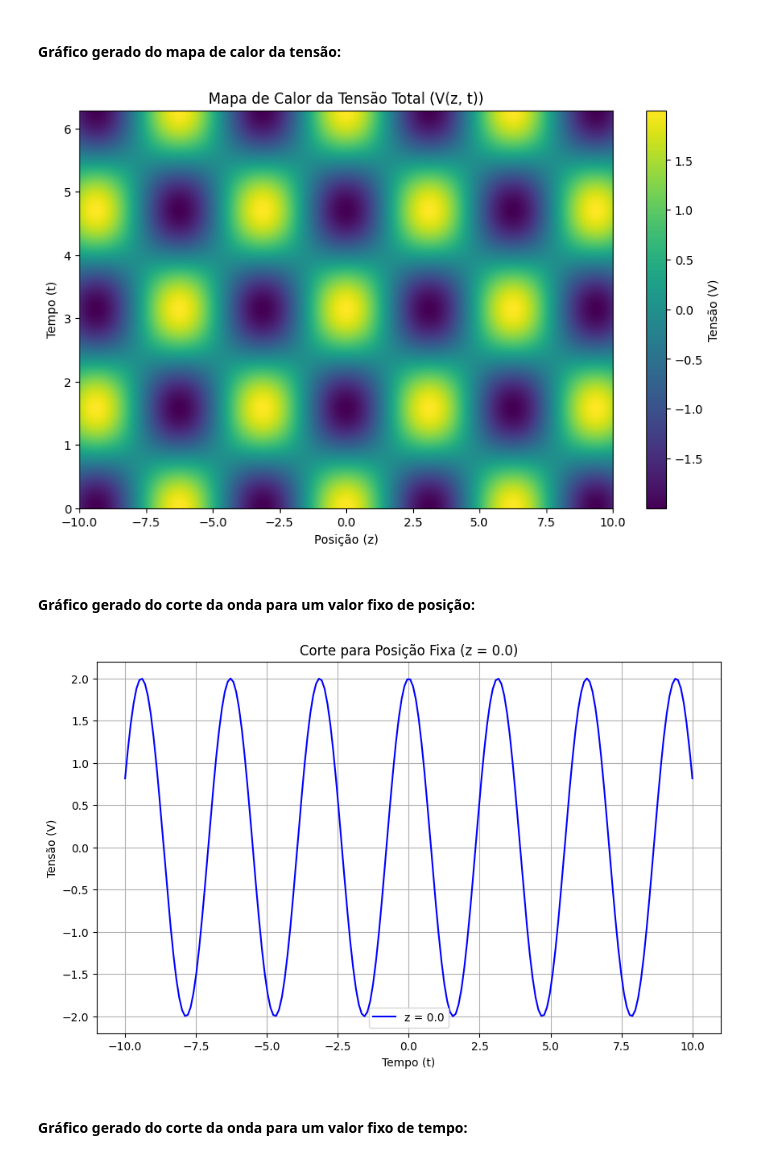
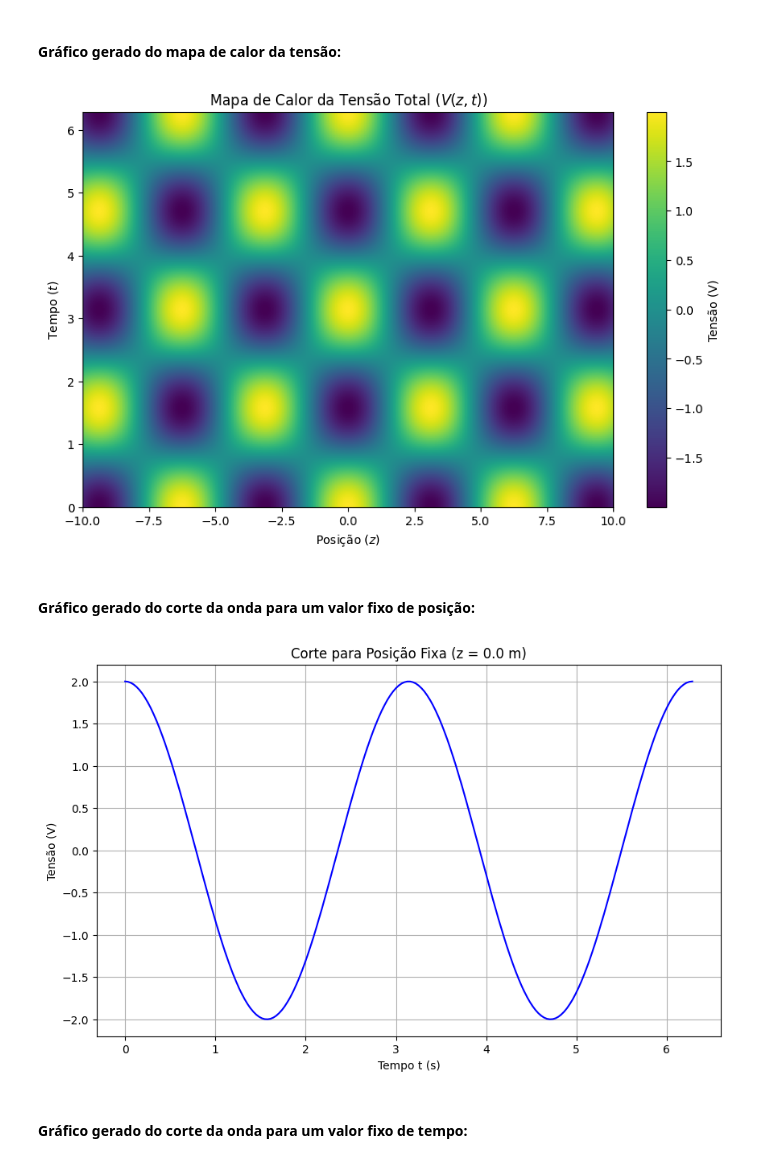
Before and after one commit to roberto1929/cadernos_jupyter, a Jupyter notebook: capitulo_10.ipynb, the cells around one changed output. Cells and saved outputs as stored; diff of their text form; code cells hidden in the pictures.

```diff
--- a/capitulo_10.ipynb
+++ b/capitulo_10.ipynb
@@ -101,71 +100,38 @@ plt.show()
 # %% [markdown]
 #### Gráfico gerado do mapa de calor da tensão:
 # %%
-import numpy as np
-import matplotlib.pyplot as plt
-
-# Definir constantes
-V0 = 1.0       # Amplitude da onda
-omega = 2.0    # Frequência angular (rad/s)
-beta = 1.0     # Constante de fase (rad/m)
-
-# Definir a função que calcula a tensão total
-def V_total(z, t):
-    return 2 * V0 * np.cos(beta * z) * np.cos(omega * t)
-
-# Definir os vetores de posição (z) e tempo (t)
-z = np.linspace(-10, 10, 200)   # 200 pontos de -10 a 10
-t = np.linspace(0, 2 * np.pi, 200)  # 200 pontos de 0 a 2π
-
-# Criar a grade de valores de z e t para o cálculo da tensão
-Z, T = np.meshgrid(z, t)
-V = V_total(Z, T)
-
 # Plot do mapa de calor (heatmap)
 plt.figure(figsize=(10, 6))
 plt.imshow(V, extent=[z.min(), z.max(), t.min(), t.max()], aspect='auto', origin='lower', cmap='viridis')
 plt.colorbar(label='Tensão (V)')
-plt.xlabel("Posição (z)")
-plt.ylabel("Tempo (t)")
-plt.title("Mapa de Calor da Tensão Total (V(z, t))")
+plt.xlabel("Posição ($z$)")
+plt.ylabel("Tempo ($t$)")
+plt.title("Mapa de Calor da Tensão Total ($V(z, t)$)")
 
 # Mostrar o gráfico
 plt.show()
 # %% [output]
-[figure, old version]
+[figure, new version]
 # %% [markdown]
 #### Gráfico gerado do corte da onda para um valor fixo de posição:
 # %%
-import numpy as np
-import matplotlib.pyplot as plt
-
-# Definir as constantes
-V0 = 1.0       # Amplitude da onda
-omega = 2.0    # Frequência angular (rad/s)
-beta = 1.0     # Constante de fase (rad/m)
-
-# Definir a função que calcula a tensão total
-def V_total(z, t):
-    return 2 * V0 * np.cos(beta * z) * np.cos(omega * t)
-
 # Definir os vetores de tempo (t) e a posição fixa (z)
 t = np.linspace(0, 2*np.pi, 200)   # 200 pontos de 0 a 2π
 z_fixo = 0.0                    # Posição fixa
 V_t_fixo = [V_total(z_fixo, ti) for ti in t]
 
 # Plot do corte para um valor fixo de posição
 plt.figure(figsize=(10, 6))
 plt.plot(t, V_t_fixo, label=f'z = {z_fixo}', color='blue')
-plt.xlabel("Tempo (t)")
+plt.xlabel("Tempo t (s)")
 plt.ylabel("Tensão (V)")
-plt.title(f"Corte para Posição Fixa (z = {z_fixo})")
+plt.title(f"Corte para Posição Fixa (z = {z_fixo} m)")
 plt.grid(True)
-plt.legend()
 
 # Mostrar o gráfico
 plt.show()
 # %% [output]
-[figure, old version]
+[figure, new version]
 # %% [markdown]
 #### Gráfico gerado do corte da onda para um valor fixo de tempo:
 # %%
```
Also changed, not shown: parts of 9 cells of this notebook, 1 other file.
